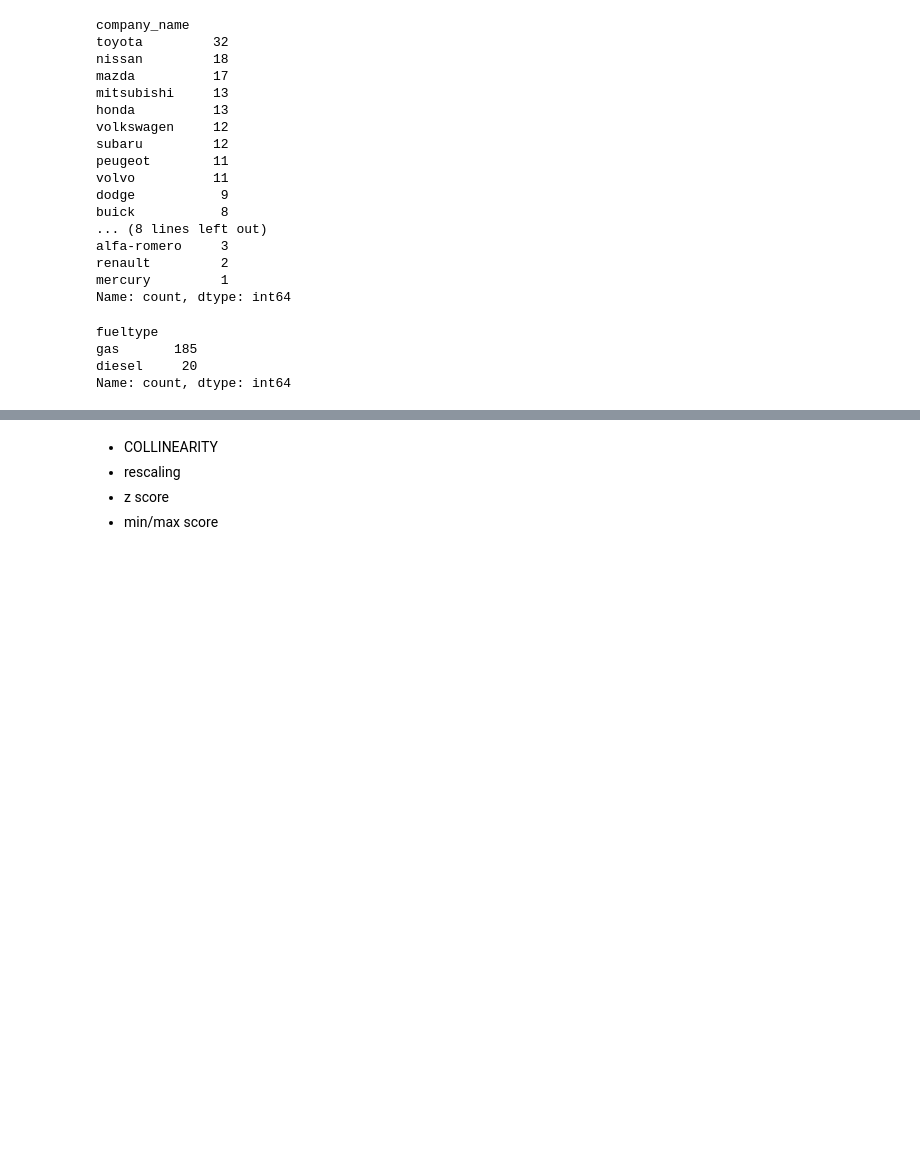
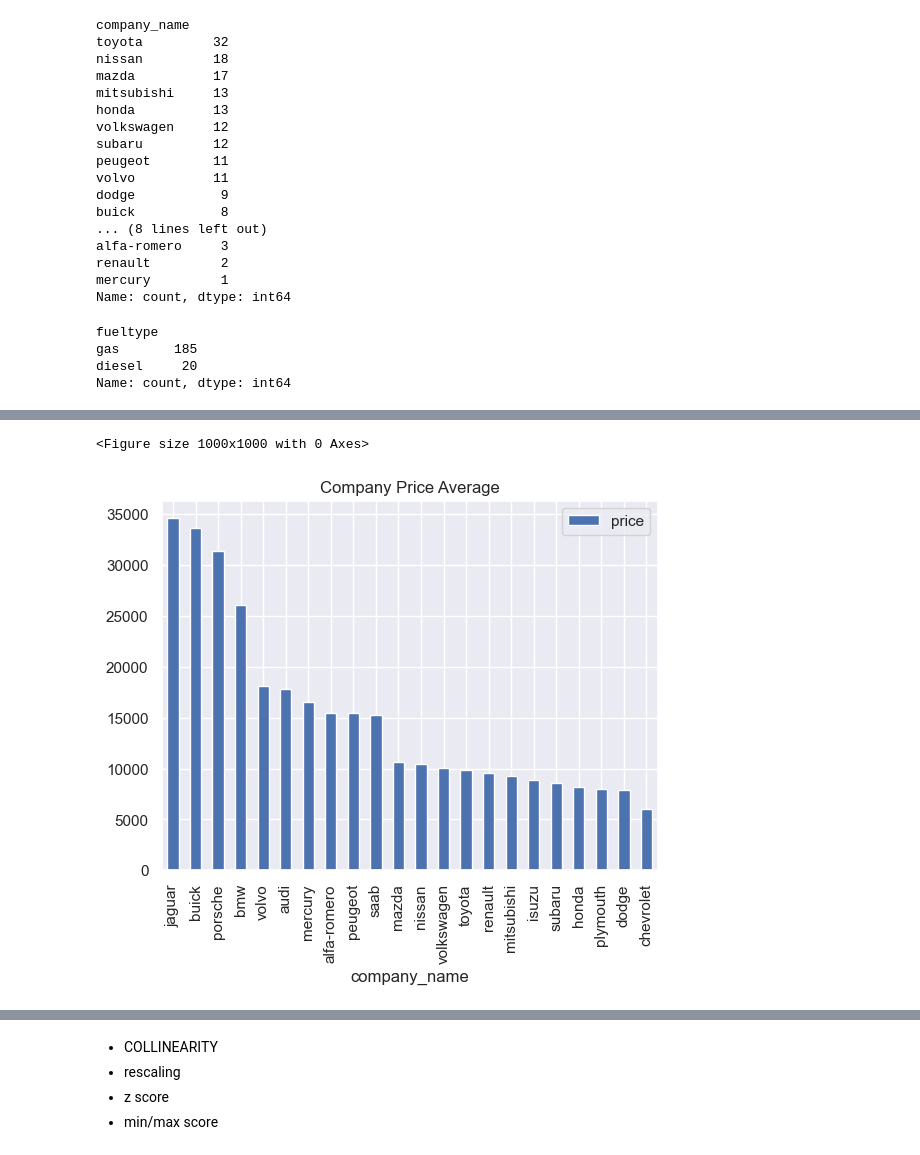
Before and after one commit to MoeedKhan-AMK/Applied-Data-Science, a Jupyter notebook: Machine Learning/LINEAR REGRESSION/Linear Regression/Linear_Regression_class_1.ipynb, the cells around one changed output, grey strips where cells are left out. Saved outputs shown, nothing was run; the diff lists cells and outputs as text; code cells hidden in the pictures; blank space fills up the shorter version.

```diff
--- a/Machine Learning/LINEAR REGRESSION/Linear Regression/Linear_Regression_class_1.ipynb
+++ b/Machine Learning/LINEAR REGRESSION/Linear Regression/Linear_Regression_class_1.ipynb
@@ -269,0 +312,11 @@ plt.show()
+# %%
+plt.figure(figsize=(10,10))
+df = pd.DataFrame(cars.groupby("company_name")["price"].mean().sort_values(ascending= False))
+df.plot.bar()
+plt.title("Company Price Average")
+
+
+plt.show()
+# %% [output]
+<Figure size 1000x1000 with 0 Axes>
+[figure, added]
```
Also changed, not shown: parts of 17 cells of this notebook.
